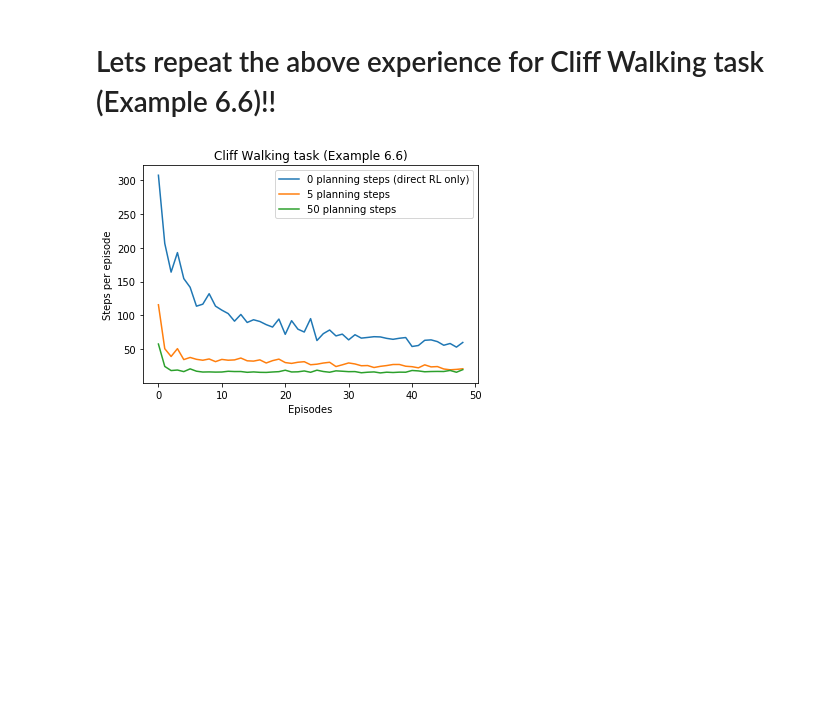
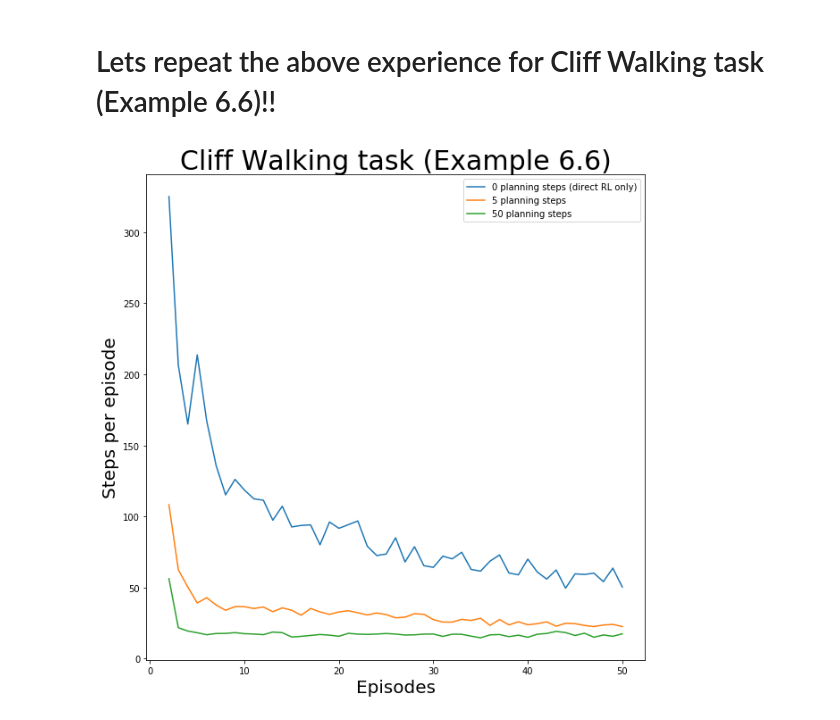
Before and after one commit to meysamalishahi/ReinforcementLearning, a Jupyter notebook: Chapter 8/Dyna Maze (Example 8.1).ipynb, the cells around one changed output. Cells and saved outputs as stored; diff of their text form; code cells hidden in the pictures; blank space fills up the shorter version.

```diff
--- a/Chapter 8/Dyna Maze (Example 8.1).ipynb
+++ b/Chapter 8/Dyna Maze (Example 8.1).ipynb
@@ -179,7 +179,7 @@ class Maze:
     return tr
 
   def plot_optimal_policy(self):
-    plt.subplots(figsize = (15,15))
+    plt.subplots(figsize = (8, 8))
     Matrix = np.zeros((self.Env.m, self.Env.n)).astype(int)
     Matrix[self.Env.startpoint] = 1
     Matrix[self.Env.endpoint] = 2
@@ -193,13 +193,13 @@ class Maze:
           Matrix[point[0]] = -i-1
     show_annot_array = Matrix < 0
     show_annot_array[self.Env.startpoint] = True
-    cmap = colors.ListedColormap(['yellow','green','blue','red' ,'black'])
+    cmap = colors.ListedColormap(['green','white','blue','red' ,'gray'])
     bounds=[-100, -0.5, 0.5, 1.5, 2.5, 3.5]
     norm = colors.BoundaryNorm(bounds, cmap.N)
-    fig = sns.heatmap(Matrix, cmap=cmap, annot=True, annot_kws={"size":20},
-                      linewidth=0.05, linecolor ='black', xticklabels=False,
-                      yticklabels=False, norm = norm, cbar= False, square = True )
-    fig.set_title("Optimal Policy: " + self.Type , fontsize=25)
+    fig = sns.heatmap(Matrix, cmap=cmap, annot=True, annot_kws={"size":15},
+                      linewidth=0.1, linecolor ='black', xticklabels=False,
+                      yticklabels=False, norm = norm, cbar= False, square = True)
+    fig.set_title("Optimal Policy: " + self.Type, fontsize=25)
     for text, position in zip(fig.texts, ((u,v) for u in range(self.Env.m) for v in range(self.Env.n))):
         if self.Env.startpoint == position:
           text.set_text(str(action_trace[position])+'\n Start')
@@ -308,9 +308,9 @@ class CliffWalking_Environment:
 actions=[(0,1), (1,0), (0,-1), (-1,0)]
 cliff_area = [(3,1), (3,2), (3,3), (3,4), (3,5), (3,6), (3,7), (3,8), (3,9), (3,10)]
 
-len_episodes_hist_1 = np.zeros(50)
-len_episodes_hist_2 = np.zeros(50)
-len_episodes_hist_3 = np.zeros(50)
+len_episodes_hist_4 = np.zeros(50)
+len_episodes_hist_5 = np.zeros(50)
+len_episodes_hist_6 = np.zeros(50)
 
 Env = CliffWalking_Environment(size = (4,12), startpoint = (3,0), endpoint = (3,11),
                                actions = actions, cliff_area = cliff_area)
@@ -320,32 +320,31 @@ for i in range(30):
 
     result_1 = Maze(Env = Env, Envmodel = model,
                     eps = .1, gamma= .95, n_iters = 50, n_planning_steps = 0)
-    len_episodes_hist_1 += result_1.len_episodes_hist
+    len_episodes_hist_4 += result_1.len_episodes_hist
 
 
     model = Model()
     result_2 = Maze(Env = Env, Envmodel = model,
                     eps = .1, gamma= .95, n_iters = 50, n_planning_steps = 5)
-    len_episodes_hist_2 += result_2.len_episodes_hist
+    len_episodes_hist_5 += result_2.len_episodes_hist
 
 
     model = Model()
     result_3 = Maze(Env = Env, Envmodel = model,
                     eps = .1, gamma= .95, n_iters = 50, n_planning_steps = 50)
-    len_episodes_hist_3 += result_3.len_episodes_hist
+    len_episodes_hist_6 += result_3.len_episodes_hist
 # %%
-len_episodes_hist_1 /= 30
-len_episodes_hist_2 /= 30
-len_episodes_hist_3 /= 30
+X = np.arange(2.0, 51.0, 1.0)
+plt.subplots(figsize=(10, 10))
 
-plt.plot(len_episodes_hist_1[1:], label = '0 planning steps (direct RL only)')
-plt.plot(len_episodes_hist_2[1:], label = '5 planning steps')
-plt.plot(len_episodes_hist_3[1:], label = '50 planning steps')
+plt.plot(X, len_episodes_hist_4[1:]/30, label = '0 planning steps (direct RL only)')
+plt.plot(X, len_episodes_hist_5[1:]/30, label = '5 planning steps')
+plt.plot(X, len_episodes_hist_6[1:]/30, label = '50 planning steps')
 
-plt.xlabel('Episodes')
-plt.ylabel('Steps per episode')
-plt.title('Cliff Walking task (Example 6.6)')
+plt.xlabel('Episodes', fontsize=20)
+plt.ylabel('Steps per episode', fontsize=20)
+plt.title('Cliff Walking task (Example 6.6)', fontsize=30)
 plt.legend()
 plt.show()
 # %% [output]
-[figure, old version]
+[figure, new version]
```
Also changed, not shown: parts of 3 cells of this notebook.
